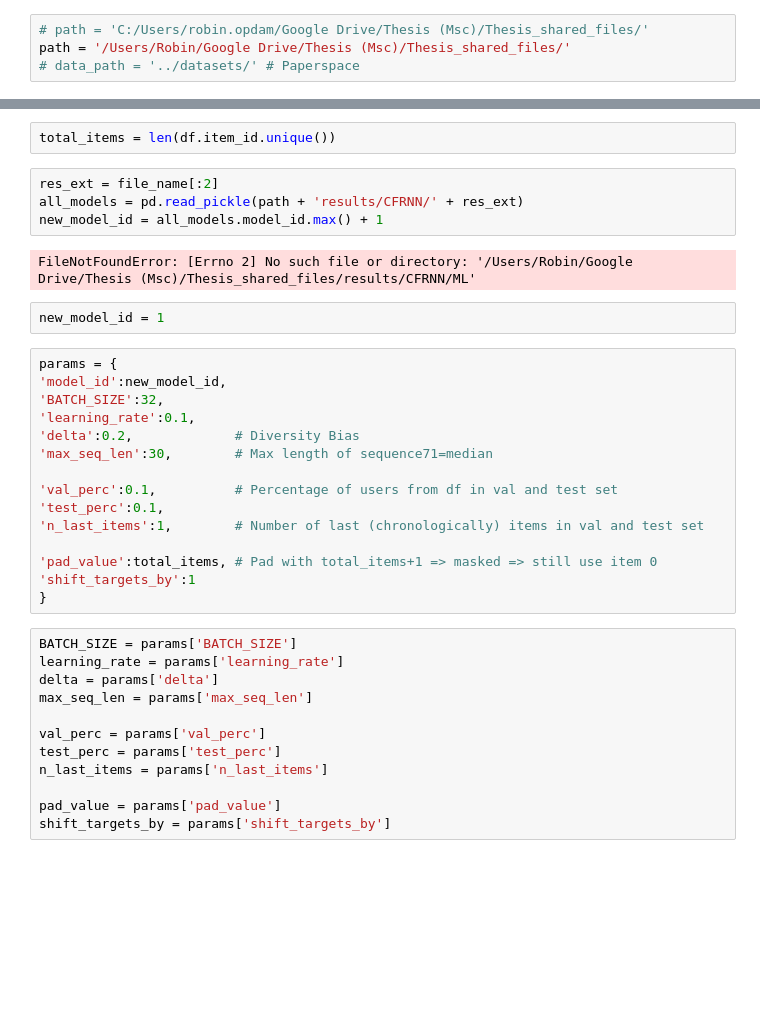
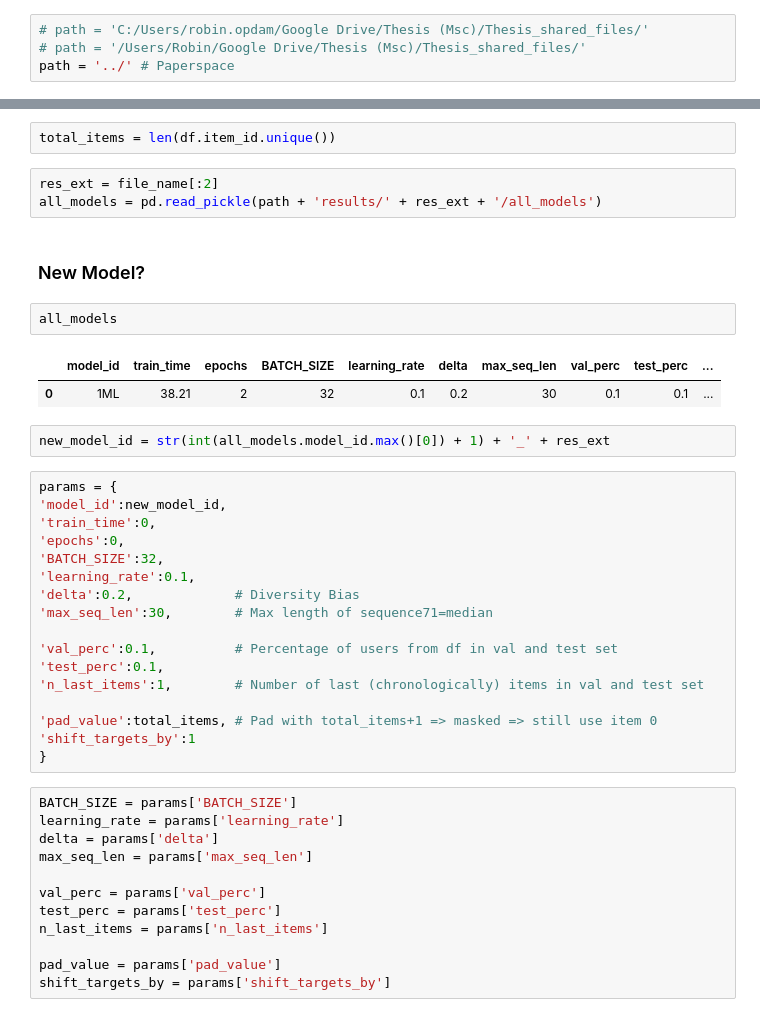
Before and after one commit to ROpdam/recommender_comparison, a Jupyter notebook: CF_RNN.ipynb, the cells around one changed output, grey strips where cells are left out. Cells and saved outputs as stored; diff of their text form; blank space fills up the shorter version.

```diff
--- a/CF_RNN.ipynb
+++ b/CF_RNN.ipynb
@@ -26,8 +20,8 @@ Use `tf.config.list_physical_devices('GPU')` instead.
 - all datasets are datetime sorted
 # %%
 # path = 'C:/Users/robin.opdam/Google Drive/Thesis (Msc)/Thesis_shared_files/'
-path = '/Users/Robin/Google Drive/Thesis (Msc)/Thesis_shared_files/'
-# data_path = '../datasets/' # Paperspace
+# path = '/Users/Robin/Google Drive/Thesis (Msc)/Thesis_shared_files/'
+path = '../' # Paperspace
 # %% [markdown]
 ## Amazon Fashion
 # %%
@@ -65,15 +56,21 @@ df.head()
 total_items = len(df.item_id.unique())
 # %%
 res_ext = file_name[:2]
-all_models = pd.read_pickle(path + 'results/CFRNN/' + res_ext)
-new_model_id = all_models.model_id.max() + 1
+all_models = pd.read_pickle(path + 'results/' + res_ext + '/all_models')
-# %% [output]
-FileNotFoundError: [Errno 2] No such file or directory: '/Users/Robin/Google Drive/Thesis (Msc)/Thesis_shared_files/results/CFRNN/ML'
-# %%
-new_model_id = 1
+# %% [markdown]
+### New Model?
+# %%
+all_models
+# %% [output]
+|  | model_id | train_time | epochs | BATCH_SIZE | learning_rate | delta | max_seq_len | val_perc | test_perc | ... |
+| 0 | 1ML | 38.21 | 2 | 32 | 0.1 | 0.2 | 30 | 0.1 | 0.1 | ... |
+# %%
+new_model_id = str(int(all_models.model_id.max()[0]) + 1) + '_' + res_ext
 # %%
 params = {
 'model_id':new_model_id,
+'train_time':0,
+'epochs':0,
 'BATCH_SIZE':32,
 'learning_rate':0.1,
 'delta':0.2,             # Diversity Bias
```
Also changed, not shown: parts of 29 cells of this notebook.
